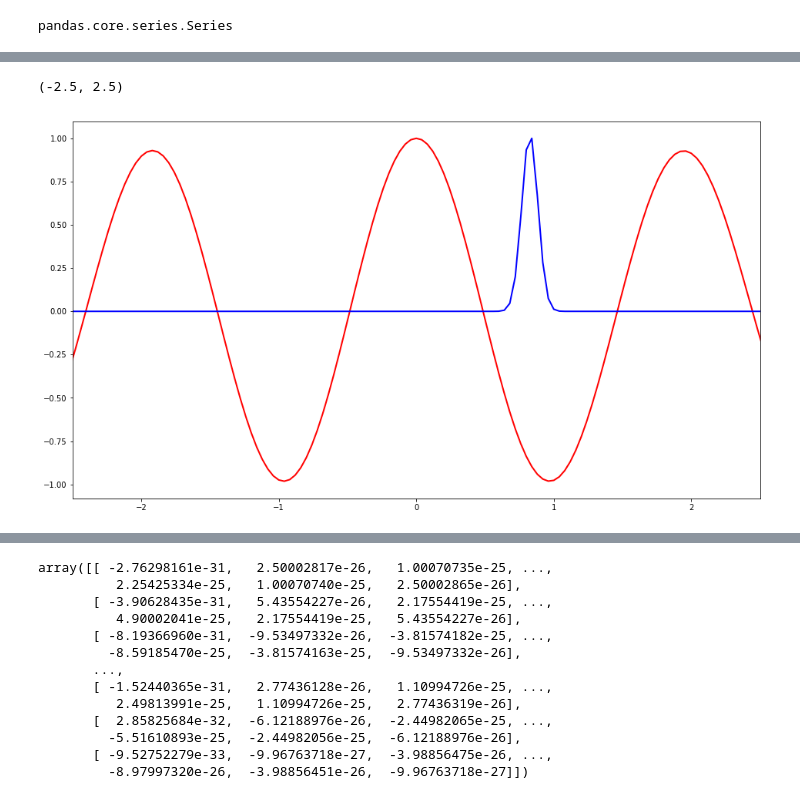
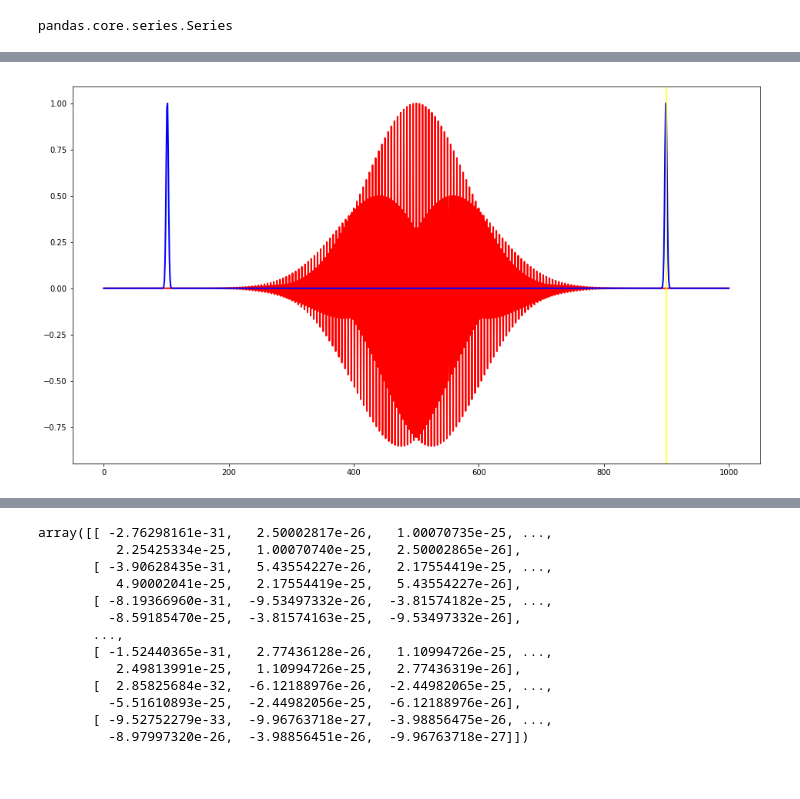
Before and after one commit to alexliu328/bullox_wigner_plot, a Jupyter notebook: wignerdraftnote.ipynb, the cells around one changed output, grey strips where cells are left out. Saved outputs shown, nothing was run; the diff lists cells and outputs as text; code cells hidden in the pictures.

```diff
--- a/wignerdraftnote.ipynb
+++ b/wignerdraftnote.ipynb
@@ -10,7 +14,7 @@ omega_s = 3.24
 def pulse_s(t):
     import scipy as sp
     Amp = 1
-    betap = -25
+    betap = -100
     tau0 = 4.66
     gamma = 1/tau0
     beta = (betap*gamma**4)/(1+betap**2 * gamma **4)
@@ -26,8 +46,8 @@ beta
 import matplotlib.pyplot as plt
 % matplotlib inline
 import numpy as np
-time = np.linspace(-20, 20, 1001)
-result = pulse_s(time)
+time = np.linspace(-50, 50, 1001)
+result = [pulse_p(t) for t in time]
 # %%
 plt.figure(figsize = (16,9))
 plt.plot(time,result, color = 'red', linewidth = 2)
@@ -40,12 +60,12 @@ power = 12
 tot_num = 2**power
 t_tot_num = 2**(power-4)
 boundary = int(tot_num/4)
-times = np.linspace(-20,20,t_tot_num)
+times = np.linspace(-40,40,t_tot_num)
 output_time = []
 output_frequency = []
 output_signal = []
 temp_result = [0]*tot_num
-tim = times + 20
+tim = times + 40
 freq = np.linspace(0,40, boundary)
 maxout = 0
 
@@ -55,17 +75,19 @@ for time in times:
         return pulse_s(time+0.5*tau) * np.conj(pulse_s(time-0.5*tau))
     taus = np.linspace(-2500,2500,tot_num)
     taustep = 3000/(tot_num-1)
-    comval = compul(taus)
+    #comval = compul(taus)
+    comval = [compul(ttau) for ttau in taus]
     cur_result = np.fft.fft(comval)
     cur_result = np.abs(cur_result)
     for i in range(tot_num):
         if i < tot_num/2 :
-            temp_result[i + int(tot_num/2)] = cur_result[i] if abs(cur_result[i]) > 1e-3 else 0
+            temp_result[i + int(tot_num/2)] = cur_result[i] if abs(cur_result[i]) > 1e-5 else 0
         else:
-            temp_result[i - int(tot_num/2)] = cur_result[i] if abs(cur_result[i]) > 1e-3 else 0
+            temp_result[i - int(tot_num/2)] = cur_result[i] if abs(cur_result[i]) > 1e-5 else 0
     output_signal.extend(list(temp_result[:boundary]))
-    #maxout = max(temp_result[:boundary]) if max(temp_result[:boundary])>maxout else maxout
+    maxout = max(temp_result[:boundary]) if max(temp_result[:boundary])>maxout else maxout
     #if max(abs(cur_result[:boundary])) > maxout: maxout = max(output_signal)
 #print(maxout)
-output_signal = np.reshape(np.array(output_signal), (t_tot_num, boundary))
+print(output_signal.index(max(output_signal)))
+output_signal = np.reshape(np.array(output_signal)/maxout, (t_tot_num, boundary))
 freq, tim = np.meshgrid(freq, tim)
@@ -119,25 +132,26 @@ def pulse(t):
     import scipy as sp
     Amp = 1
     beta = -0.4
-    tau0 = 2
-    omega_s = 1
+    tau0 = 20
+    omega_s = 23.6
     Tau = tau0**2
     shape = Amp*sp.exp(-1*(t**2)/Tau)
     return shape*sp.cos(omega_s*t)
 # %%
-time = np.linspace(-20, 20, 1001)
+numm = 1001
+time = np.linspace(-80, 80, numm)
 temp_result = [0] * len(time)
-result = pulse_s(time)
+result = [pulse(t) for t in time]
 fre_re = np.abs(np.fft.fft(result))
 for i in range(len(time)):
     if i < len(time)/2 :
-        temp_result[i + int(len(time)/2)] = fre_re[i] if abs(fre_re[i]) > 1e-3 else 0
+        temp_result[i + int(len(time)/2)] = fre_re[i] if abs(fre_re[i]) > 1e-5 else 0
     else:
-        temp_result[i - int(len(time)/2)] =  0
+        temp_result[i - int(len(time)/2)] = fre_re[i] if abs(fre_re[i]) > 1e-5 else 0
 plt.figure(figsize = (16,9))
-plt.plot(time,result, color = 'red', linewidth = 2)
-plt.plot(time,temp_result/max(temp_result), color = 'blue', linewidth = 2);
-plt.xlim((-2.5,2.5))
+plt.plot(range(numm),result, color = 'red', linewidth = 2)
+plt.plot(range(numm),temp_result/max(temp_result), color = 'blue', linewidth = 2)
+plt.axvline(x = 900, color = 'yellow');
+#plt.xlim((-2.5,2.5))
 # %% [output]
-(-2.5, 2.5)
-[figure, old version]
+[figure, new version]
```
Also changed, not shown: parts of 16 cells of this notebook, 5 other files.
